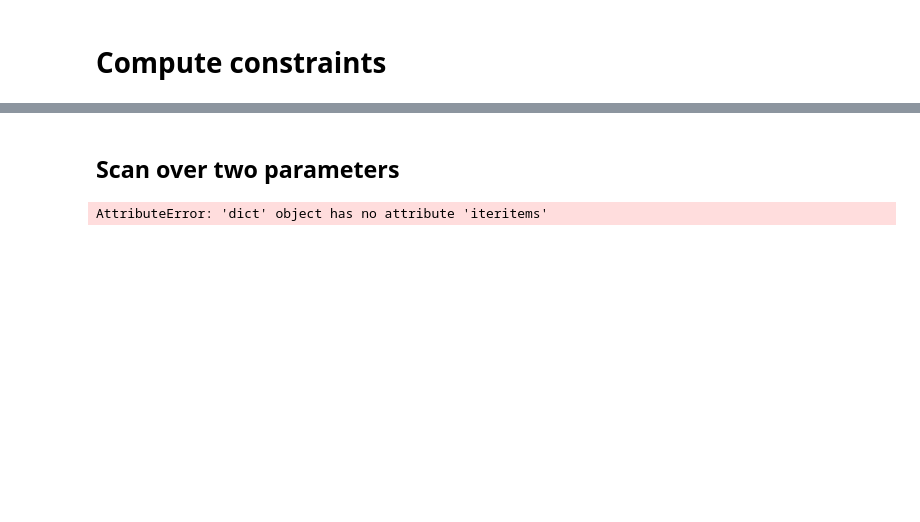
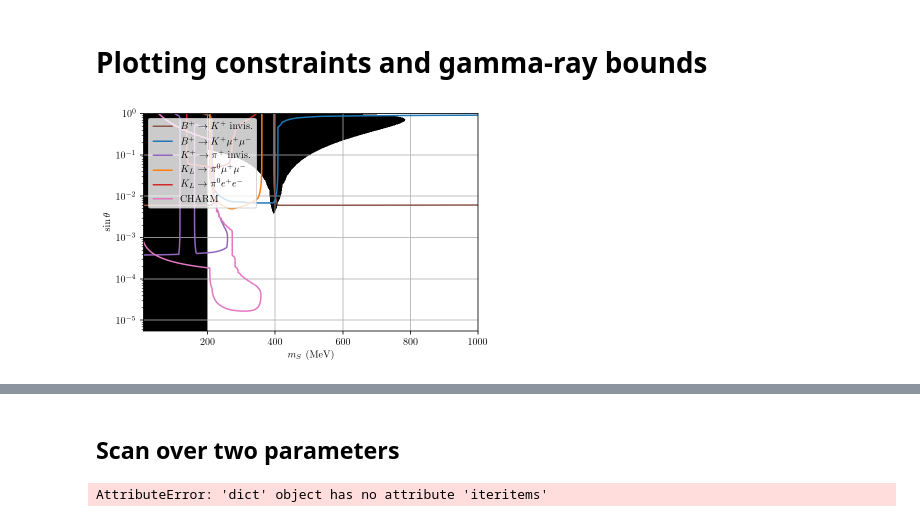
Before and after one commit to LoganAMorrison/Hazma, a Jupyter notebook: tutorials/constraints.ipynb, the cells around one changed output, grey strips where cells are left out. Drawn from its saved outputs; the diff is of its cells as text; code cells hidden in the pictures; blank space fills up the shorter version.

Commit message:
overlay gamma-ray constraints with others

```diff
--- a/tutorials/constraints.ipynb
+++ b/tutorials/constraints.ipynb
@@ -55,2 +33,0 @@ class HiggsPortal(ScalarMediator):
-# %% [markdown]
-# Compute constraints
@@ -59,0 +34,41 @@ sm = ScalarMediator(**sm_args)
+# %% [markdown]
+# Plotting constraints and gamma-ray bounds
+# %%
+m_dm = 200.
+v_dm = 1e-3
+e_cm = 2 * m_dm * (1 + 0.5 * v_dm**2)
+sthetas = np.geomspace(5.5e-6, 0.999, 150)
+mss = np.logspace(1, 3, 150)
+ms_mg, stheta_mg = np.meshgrid(mss, sthetas)
+
+constr_imgs = defaultdict(lambda: np.zeros_like(ms_mg))
+svs = np.zeros_like(ms_mg)
+
+for i in range(len(sthetas)):
+    for j in range(len(mss)):
+        ms = ms_mg[i, j]
+        stheta = stheta_mg[i, j]
+        gsxx = np.sqrt(1 - stheta**2)
+        hp = HiggsPortal(m_dm, ms, gsxx, stheta)
+
+        # Compute <sigma v>
+        svs[i, j] = hp.annihilation_cross_sections(e_cm)["total"] * v_dm
+
+        # Compute constraint function values
+        for name, constr_fn in hp.constraints().items():
+            constr_imgs[name][i, j] = constr_fn()
+# %%
+for name, img in constr_imgs.items():
+    cont = plt.contour(ms_mg, stheta_mg, img, levels=[0], colors=get_colors(name))
+    cont.collections[0].set_label(get_tex_label(name))
+
+plt.contourf(ms_mg, stheta_mg, svs, levels=[1e-31, 1], colors='k')
+
+plt.grid()
+plt.xlabel(r"$m_S$ (MeV)")
+plt.ylabel(r"$\sin\theta$")
+plt.legend(loc="upper left")
+# plt.xscale("log")
+plt.yscale("log")
+# %% [output]
+[figure, added]
```
Also changed, not shown: parts of 8 cells of this notebook.
